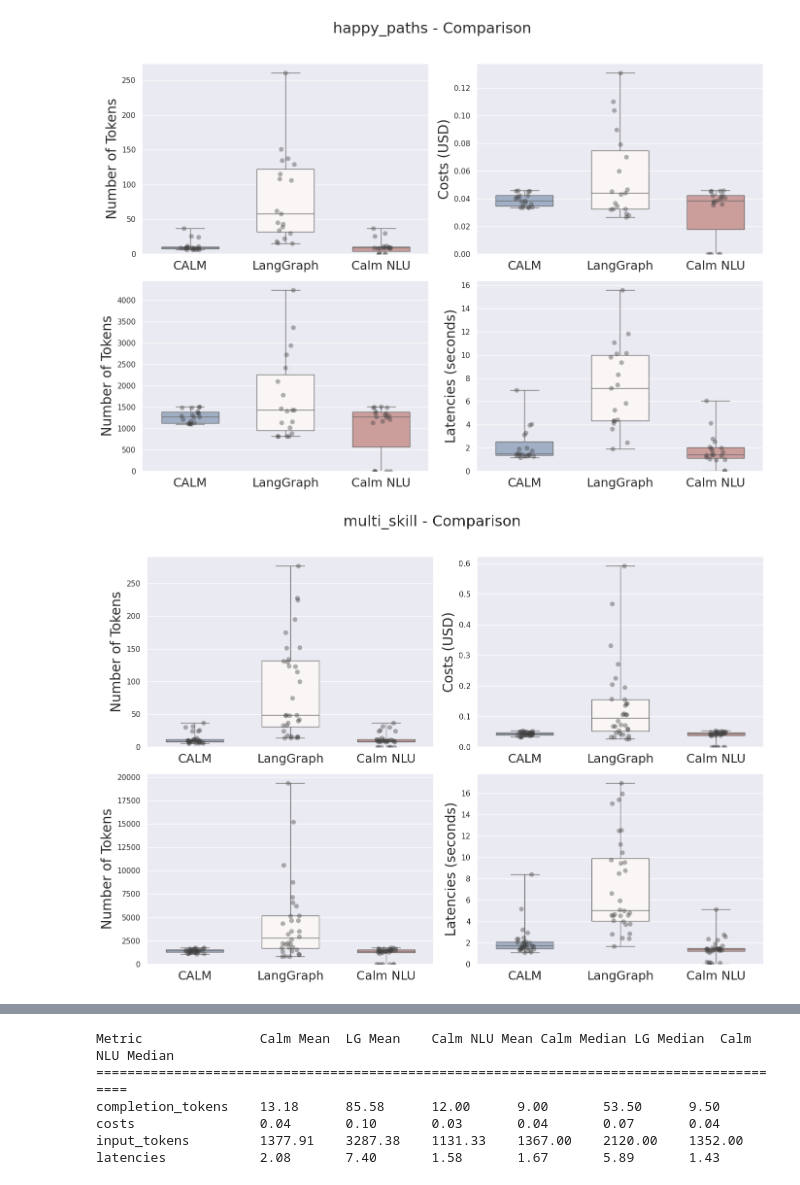
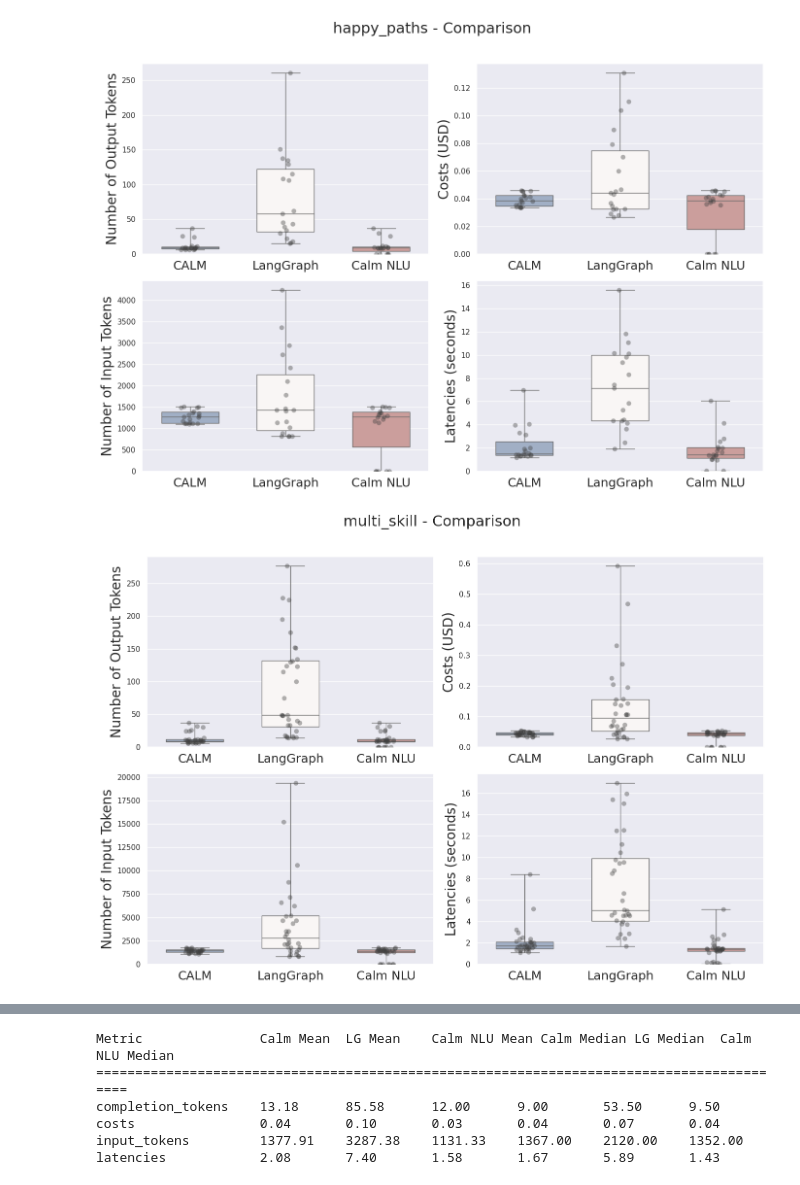
Before and after one commit to RasaHQ/calm-langgraph-customer-service-comparison, a Jupyter notebook: metrics.ipynb, the cells around one changed output, grey strips where cells are left out. Cells and saved outputs as stored; diff of their text form; code cells hidden in the pictures.

```diff
--- a/metrics.ipynb
+++ b/metrics.ipynb
@@ -88,8 +88,10 @@ for dataset in datasets:
             axes[i].set_ylabel('Costs (USD)', fontsize=20)
         elif metric_standardized == 'latencies':
             axes[i].set_ylabel('Latencies (seconds)', fontsize=20)
-        elif metric_standardized in ['completion_tokens', 'input_tokens']:
-            axes[i].set_ylabel('Number of Tokens', fontsize=20)
+        elif metric_standardized == 'completion_tokens':
+            axes[i].set_ylabel('Number of Output Tokens', fontsize=20)
+        elif metric_standardized == 'input_tokens':
+            axes[i].set_ylabel('Number of Input Tokens', fontsize=20)
         else:
             axes[i].set_ylabel(metric_standardized.capitalize().replace('_', ' '), fontsize=20)
 
@@ -212,34 +214,36 @@ for dataset in datasets:
             print(f"No data available for {dataset} - {metric_standardized}. Skipping plot.")
             continue
 
         # Create box plot and strip plot
         sns.boxplot(data=[data_set1, data_set2, data_set3], whis=[0, 100], width=0.6, palette="vlag", ax=axes[i])
         sns.stripplot(data=[data_set1, data_set2, data_set3], size=7, color=".25", alpha=0.4, jitter=True, ax=axes[i])
 
         # Set y-axis label with units
         if metric_standardized == 'costs':
             axes[i].set_ylabel('Costs (USD)', fontsize=20)
         elif metric_standardized == 'latencies':
             axes[i].set_ylabel('Latencies (seconds)', fontsize=20)
-        elif metric_standardized in ['completion_tokens', 'input_tokens']:
-            axes[i].set_ylabel('Number of Tokens', fontsize=20)
+        elif metric_standardized == 'completion_tokens':
+            axes[i].set_ylabel('Number of Output Tokens', fontsize=20)
+        elif metric_standardized == 'input_tokens':
+            axes[i].set_ylabel('Number of Input Tokens', fontsize=20)
         else:
             axes[i].set_ylabel(metric_standardized.capitalize().replace('_', ' '), fontsize=20)
 
         axes[i].set_xlabel('')
         axes[i].set_xticks([0, 1, 2])
         axes[i].set_xticklabels(['CALM', 'LangGraph', 'Calm NLU'], fontsize=18)
 
         # Set the Y-axis to start at zero
         axes[i].set_ylim(bottom=0)
 
     plt.tight_layout(rect=[0, 0, 1, 0.96])  # Adjust layout to fit the title
 
     # Save the figure to the output directory
     fig.savefig(os.path.join(output_dir, f"{dataset}_comparison.png"))
 
     # Show the plot
     plt.show()
 # %% [output]
-[figure, old version]
+[figure, new version]
-[figure, old version]
+[figure, new version]
```
Also changed, not shown: parts of 2 cells of this notebook.
